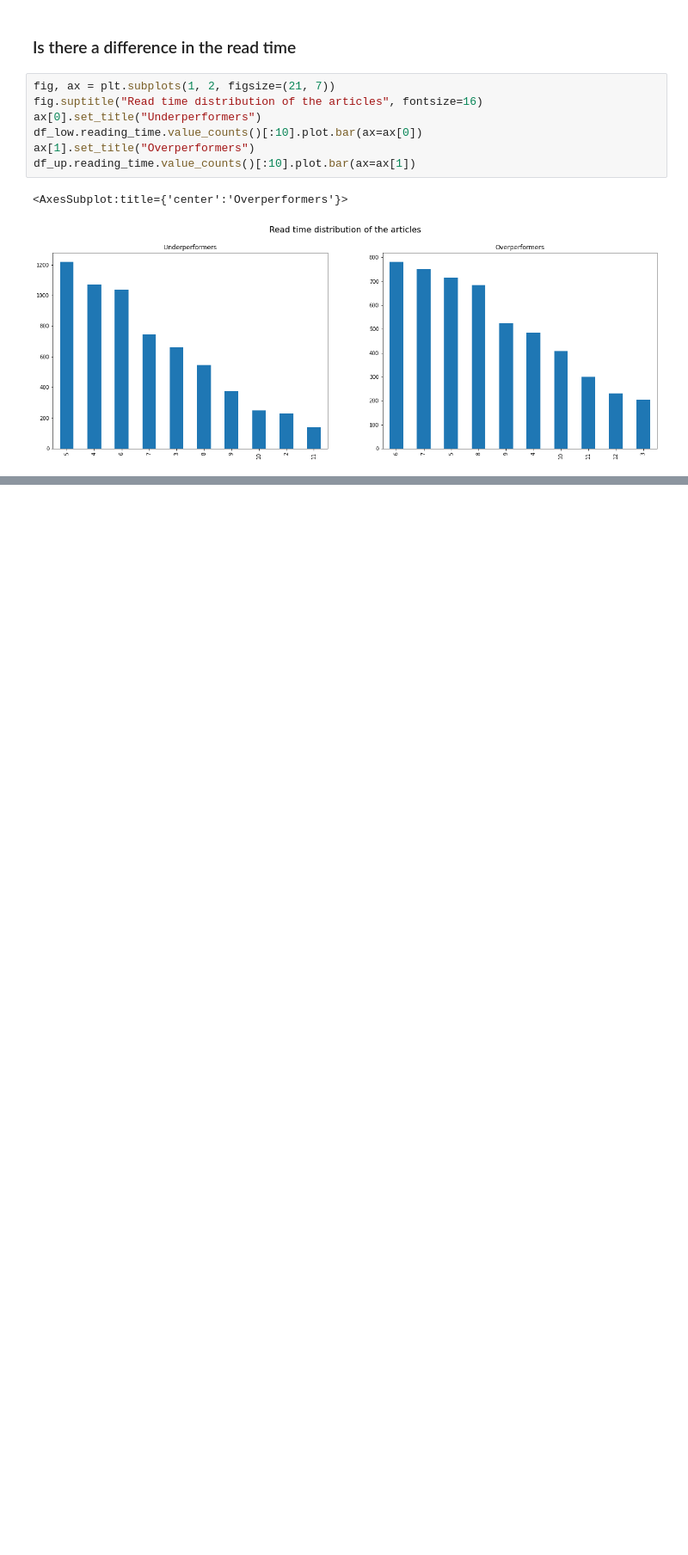
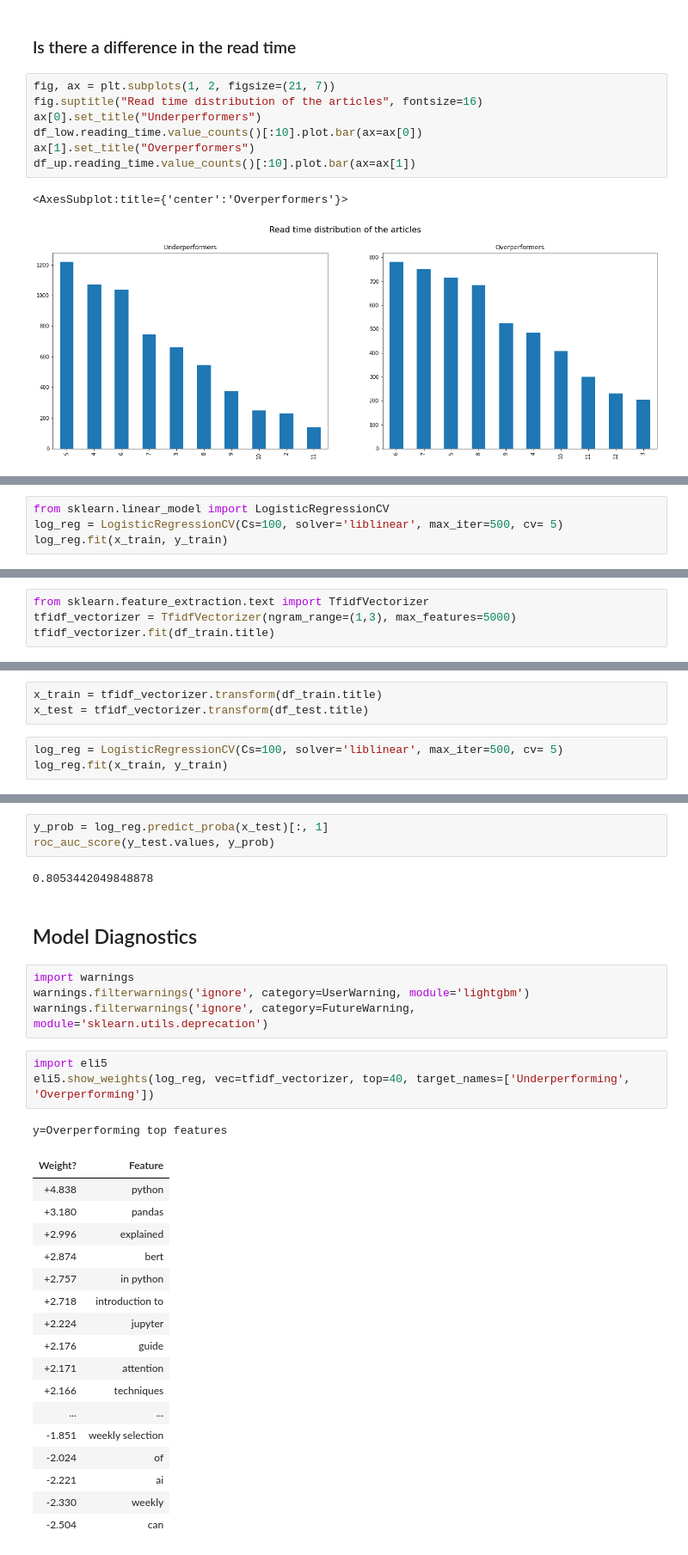
Before and after one commit to salgo60/MLTraining, a Jupyter notebook: Jupyter/Your First Machine Learning Model in the Cloud.ipynb, the cells around one changed output, grey strips where cells are left out. Shown at 86% size. Cells and saved outputs as stored; diff of their text form; blank space fills up the shorter version.

```diff
--- a/Jupyter/Your First Machine Learning Model in the Cloud.ipynb
+++ b/Jupyter/Your First Machine Learning Model in the Cloud.ipynb
@@ -497,0 +764,4 @@ df_up.reading_time.value_counts()[:10].plot.bar(ax=ax[1])
+# %%
+from sklearn.linear_model import LogisticRegressionCV
+log_reg = LogisticRegressionCV(Cs=100, solver='liblinear', max_iter=500, cv= 5)
+log_reg.fit(x_train, y_train)
@@ -497,0 +786,4 @@ df_up.reading_time.value_counts()[:10].plot.bar(ax=ax[1])
+# %%
+from sklearn.feature_extraction.text import TfidfVectorizer
+tfidf_vectorizer = TfidfVectorizer(ngram_range=(1,3), max_features=5000)
+tfidf_vectorizer.fit(df_train.title)
@@ -497,0 +792,6 @@ df_up.reading_time.value_counts()[:10].plot.bar(ax=ax[1])
+# %%
+x_train = tfidf_vectorizer.transform(df_train.title)
+x_test = tfidf_vectorizer.transform(df_test.title)
+# %%
+log_reg = LogisticRegressionCV(Cs=100, solver='liblinear', max_iter=500, cv= 5)
+log_reg.fit(x_train, y_train)
@@ -497,0 +809,34 @@ df_up.reading_time.value_counts()[:10].plot.bar(ax=ax[1])
+# %%
+y_prob = log_reg.predict_proba(x_test)[:, 1]
+roc_auc_score(y_test.values, y_prob)
+# %% [output]
+0.8053442049848878
+# %% [markdown]
+## Model Diagnostics
+# %%
+import warnings
+warnings.filterwarnings('ignore', category=UserWarning, module='lightgbm')
+warnings.filterwarnings('ignore', category=FutureWarning,
+module='sklearn.utils.deprecation')
+# %%
+import eli5
+eli5.show_weights(log_reg, vec=tfidf_vectorizer, top=40, target_names=['Underperforming', 'Overperforming'])
+# %% [output]
+y=Overperforming top features
+| Weight? | Feature |
+| +4.838 | python |
+| +3.180 | pandas |
+| +2.996 | explained |
+| +2.874 | bert |
+| +2.757 | in python |
+| +2.718 | introduction to |
+| +2.224 | jupyter |
+| +2.176 | guide |
+| +2.171 | attention |
+| +2.166 | techniques |
+| ... | ... |
+| -1.851 | weekly selection |
+| -2.024 | of |
+| -2.221 | ai |
+| -2.330 | weekly |
+| -2.504 | can |
```
Also changed, not shown: parts of 69 cells of this notebook, 2 other files.
